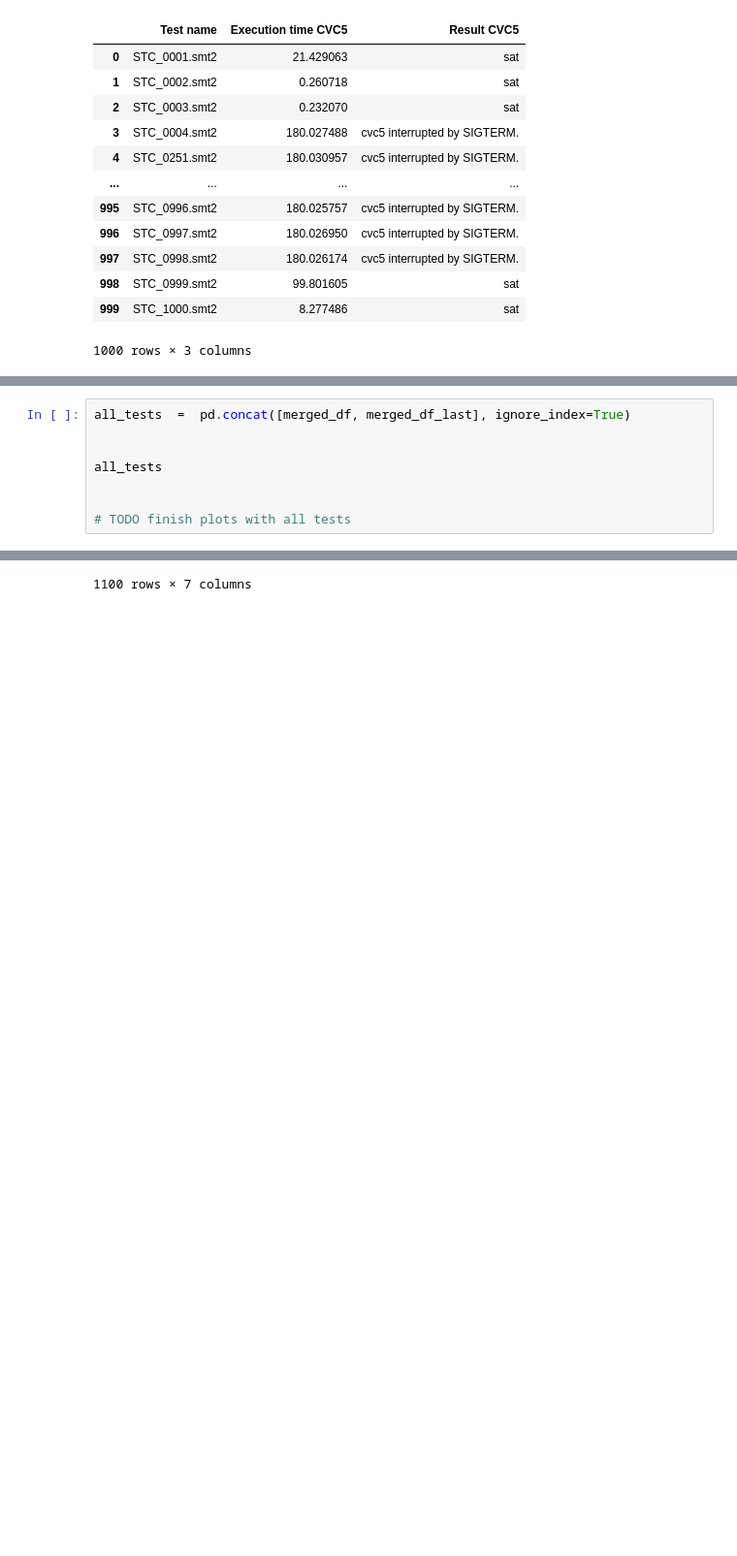
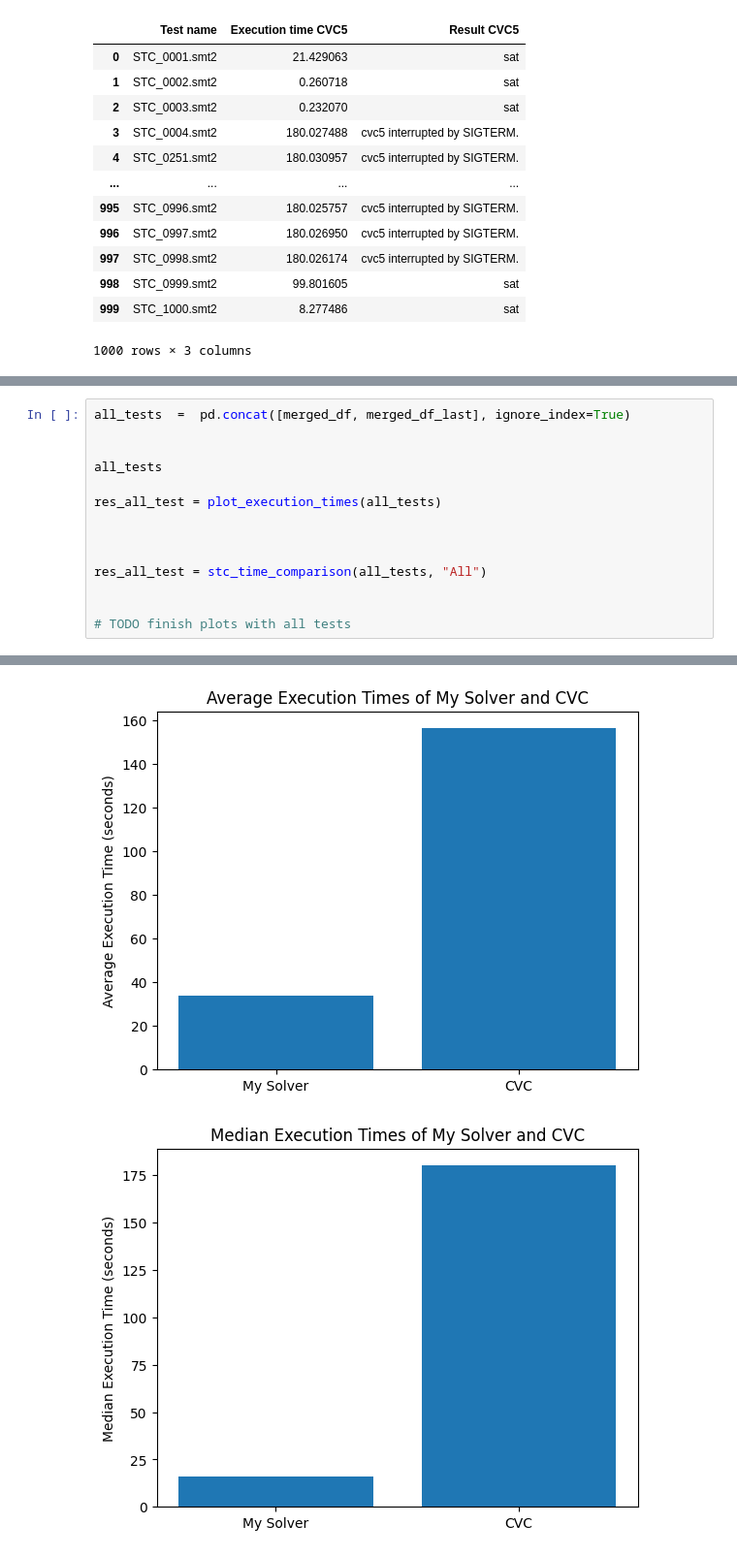
Before and after one commit to burbyleonid/BIE-BAP, a Jupyter notebook: code/src/analysis.ipynb, the cells around one changed output, grey strips where cells are left out. Shown: that part at 97% size. Drawn from its saved outputs; the diff is of its cells as text; blank space fills up the shorter version.

```diff
--- a/code/src/analysis.ipynb
+++ b/code/src/analysis.ipynb
@@ -459,6 +529,12 @@ all_tests  =  pd.concat([merged_df, merged_df_last], ignore_index=True)
 
 all_tests
 
+res_all_test = plot_execution_times(all_tests)
+
+
+
+res_all_test = stc_time_comparison(all_tests, "All")
+
 
 # TODO finish plots with all tests
 # %% [output]
@@ -477 +541,2 @@ all_tests
-1100 rows × 7 columns
+[figure, added]
+[figure, added]
```
Also changed, not shown: parts of 7 cells of this notebook, 1 other file.
